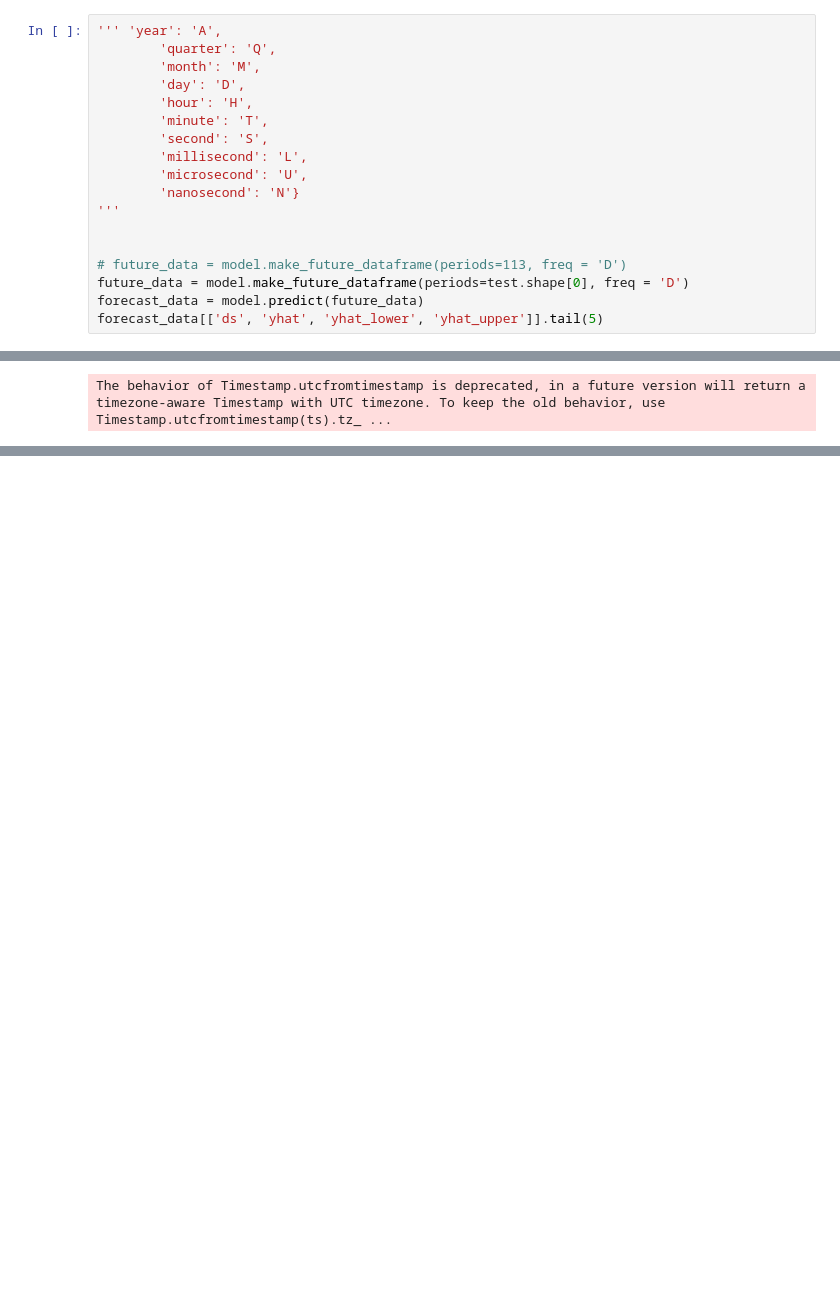
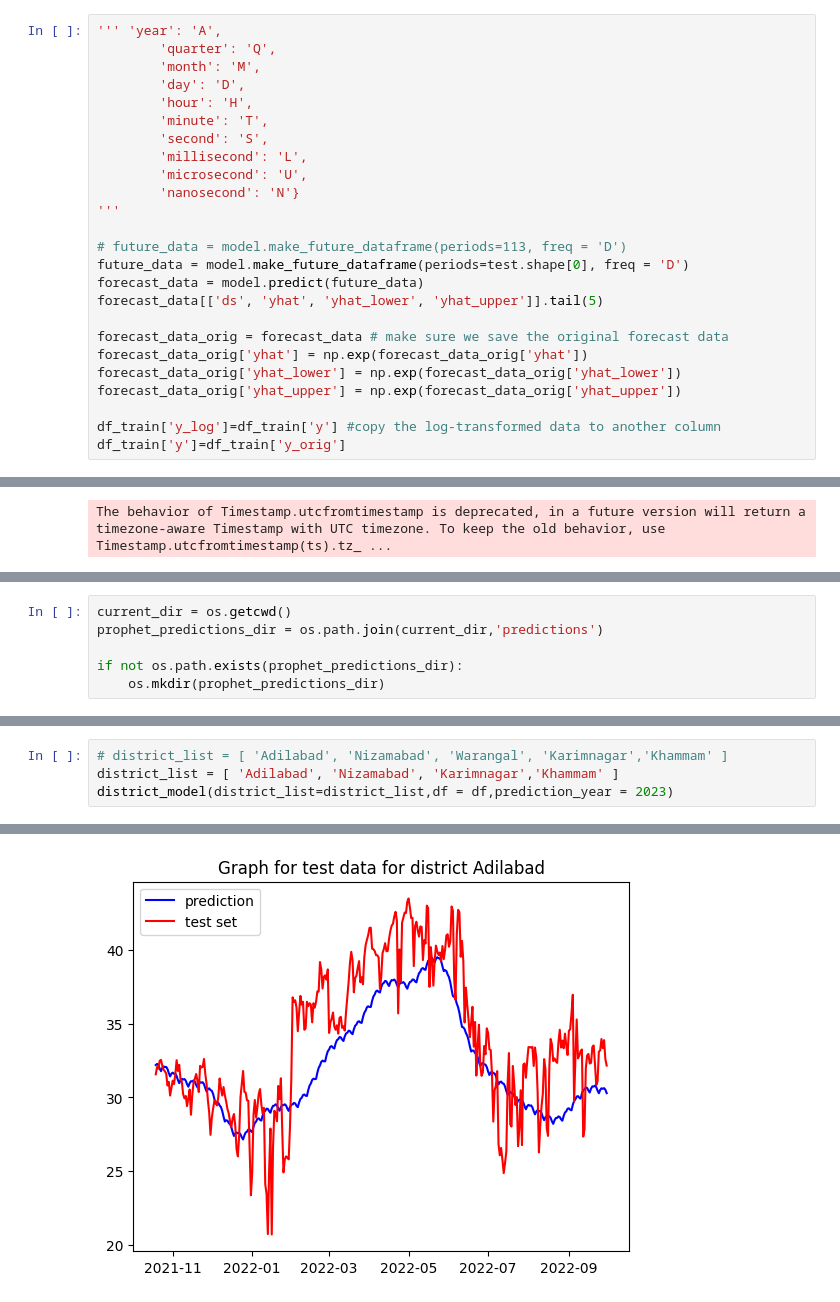
Before and after one commit to VDliveson/HACK-NASSCOM, a Jupyter notebook: Prophet/prophet.ipynb, the cells around one changed output, grey strips where cells are left out. Drawn from its saved outputs; the diff is of its cells as text; blank space fills up the shorter version.

Commit message:
Added final prophet models

```diff
--- a/Prophet/prophet.ipynb
+++ b/Prophet/prophet.ipynb
@@ -64,8 +53,15 @@ model.fit(df_train)
         'nanosecond': 'N'}
 '''
 
-
 # future_data = model.make_future_dataframe(periods=113, freq = 'D')
 future_data = model.make_future_dataframe(periods=test.shape[0], freq = 'D')
 forecast_data = model.predict(future_data)
 forecast_data[['ds', 'yhat', 'yhat_lower', 'yhat_upper']].tail(5)
+
+forecast_data_orig = forecast_data # make sure we save the original forecast data
+forecast_data_orig['yhat'] = np.exp(forecast_data_orig['yhat'])
+forecast_data_orig['yhat_lower'] = np.exp(forecast_data_orig['yhat_lower'])
+forecast_data_orig['yhat_upper'] = np.exp(forecast_data_orig['yhat_upper'])
+
+df_train['y_log']=df_train['y'] #copy the log-transformed data to another column
+df_train['y']=df_train['y_orig']
@@ -182,0 +174,6 @@ The behavior of Timestamp.utcfromtimestamp is deprecated, in a future version wi
+# %%
+current_dir = os.getcwd()
+prophet_predictions_dir = os.path.join(current_dir,'predictions')
+
+if not os.path.exists(prophet_predictions_dir):
+    os.mkdir(prophet_predictions_dir)
@@ -182,0 +269,5 @@ The behavior of Timestamp.utcfromtimestamp is deprecated, in a future version wi
+# %%
+# district_list = [ 'Adilabad', 'Nizamabad', 'Warangal', 'Karimnagar','Khammam' ]
+district_list = [ 'Adilabad', 'Nizamabad', 'Karimnagar','Khammam' ]
+district_model(district_list=district_list,df = df,prediction_year = 2023)
+# %% [output]
@@ -182,0 +276 @@ The behavior of Timestamp.utcfromtimestamp is deprecated, in a future version wi
+[figure, added]
```
Also changed, not shown: parts of 14 cells of this notebook, 9 other files.
